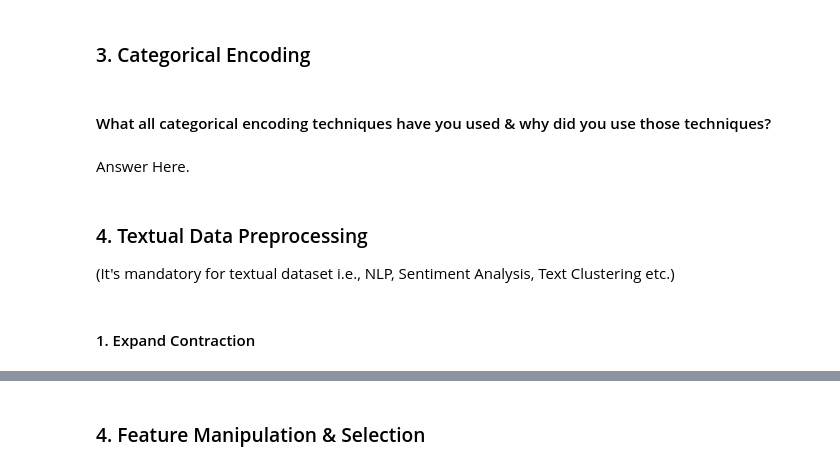
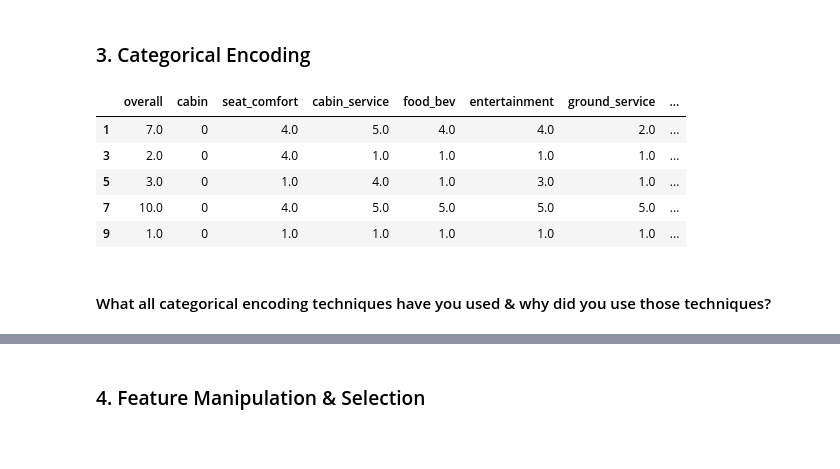
Before and after one commit to samee-faq/Airline_Passenger_Referral_Prediction_ML_Classification_Capstone_Project, a Jupyter notebook: Sameera's_Airline_Passenger_Referral_Prediction_ML_Classification_Capstone_Project.ipynb, the cells around one changed output, grey strips where cells are left out. Drawn from its saved outputs; the diff is of its cells as text; code cells hidden in the pictures; blank space fills up the shorter version.

Commit message:
Feature Engineering and Data Preprocessing

```diff
--- a/Sameera's_Airline_Passenger_Referral_Prediction_ML_Classification_Capstone_Project.ipynb
+++ b/Sameera's_Airline_Passenger_Referral_Prediction_ML_Classification_Capstone_Project.ipynb
@@ -1001,9 +1107,28 @@ Answer Here.
+# %%
+# Encode your categorical columns
+
+# Binary Encoding Target Variable
+df['recommended']=df['recommended'].replace({'yes': 1, 'no': 0})
+
+# Applying Ordinal Encoding to cabin column
+df['cabin']=df['cabin'].replace({'Economy Class':0, 'Premium Economy':1, 'Business Class' : 2,'First Class':3})
+
+# Applying One Hot Encoding to Traveller_Type column
+ohe=pd.get_dummies(df['traveller_type'],drop_first=True)
+
+# Concatenating the encoded feature with original dataframe
+df=pd.concat([df,ohe],axis=1)
+
+# Dropping traveller_type column from the dataframe
+df=df.drop('traveller_type',axis=1)
+# %%
+df.head()
+# %% [output]
+|  | overall | cabin | seat_comfort | cabin_service | food_bev | entertainment | ground_service | ... |
+| 1 | 7.0 | 0 | 4.0 | 5.0 | 4.0 | 4.0 | 2.0 | ... |
+| 3 | 2.0 | 0 | 4.0 | 1.0 | 1.0 | 1.0 | 1.0 | ... |
+| 5 | 3.0 | 0 | 1.0 | 4.0 | 1.0 | 3.0 | 1.0 | ... |
+| 7 | 10.0 | 0 | 4.0 | 5.0 | 5.0 | 5.0 | 5.0 | ... |
+| 9 | 1.0 | 0 | 1.0 | 1.0 | 1.0 | 1.0 | 1.0 | ... |
 # %% [markdown]
 #### What all categorical encoding techniques have you used & why did you use those techniques?
-# %% [markdown]
-Answer Here.
-# %% [markdown]
-### 4. Textual Data Preprocessing
-(It's mandatory for textual dataset i.e., NLP, Sentiment Analysis, Text Clustering etc.)
-# %% [markdown]
-#### 1. Expand Contraction
```
Also changed, not shown: parts of 43 cells of this notebook.
